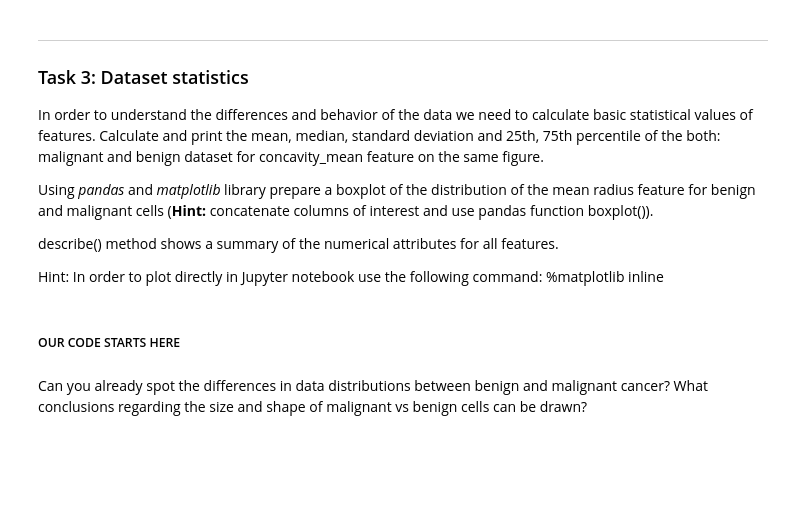
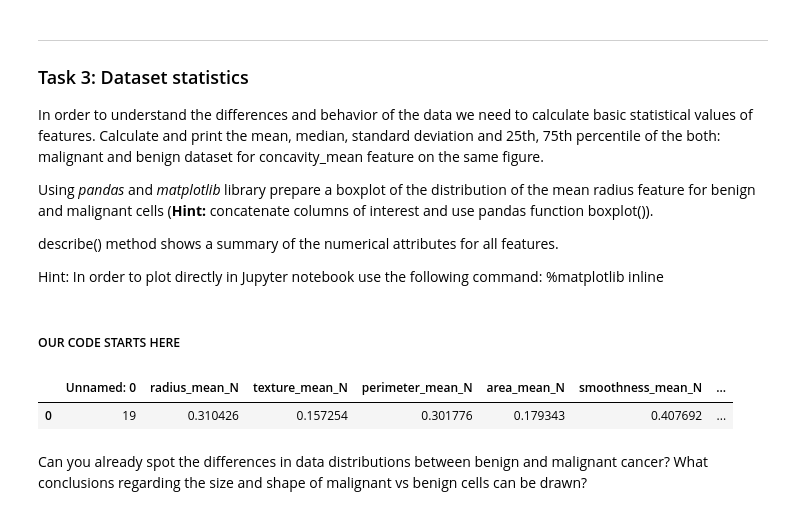
Before and after one commit to Aneruth/Clinical-Decision-Support-System, a Jupyter notebook: WPO1/WPO1-Student.ipynb, the cells around one changed output. Drawn from its saved outputs; the diff is of its cells as text; code cells hidden in the pictures; blank space fills up the shorter version.

```diff
--- a/WPO1/WPO1-Student.ipynb
+++ b/WPO1/WPO1-Student.ipynb
@@ -193,3 +247,13 @@ Hint: In order to plot directly in Jupyter notebook use the following command: %
+# %%
+# Calculating the basic stats features
+# Load the dataset
+benignData = pd.read_csv('Cropped_Benign.csv')
+malignantData = pd.read_csv('Cropped_Malignant.csv')
+# %%
+benignData.head(1)
+# %% [output]
+|  | Unnamed: 0 | radius_mean_N | texture_mean_N | perimeter_mean_N | area_mean_N | smoothness_mean_N | ... |
+| 0 | 19 | 0.310426 | 0.157254 | 0.301776 | 0.179343 | 0.407692 | ... |
 # %% [markdown]
 Can you already spot the differences in data distributions between benign and malignant cancer? What conclusions regarding the size and shape of malignant vs benign cells can be drawn?
 # %% [markdown]
```
Also changed, not shown: parts of 8 cells of this notebook.
